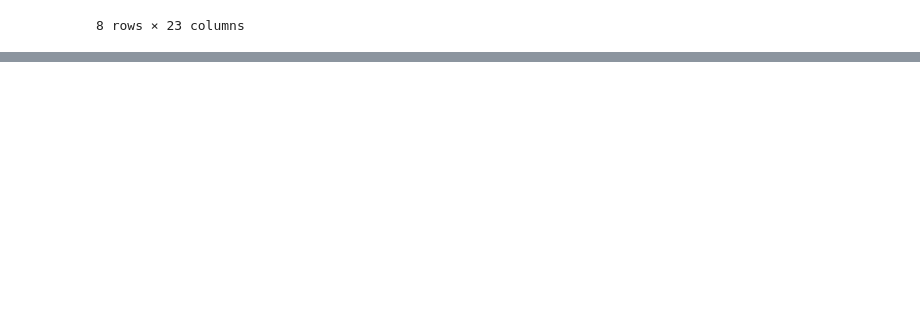
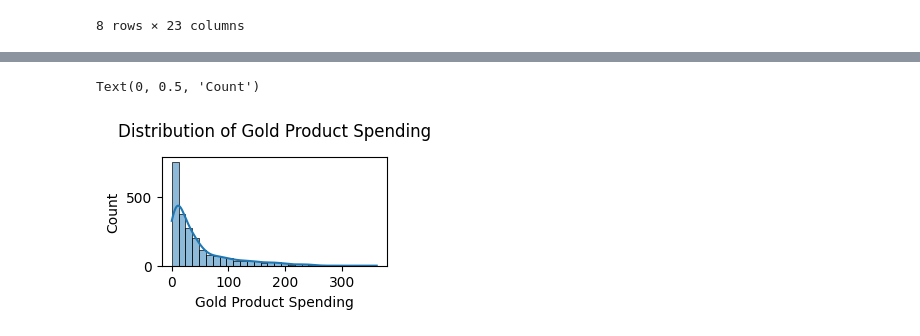
Before and after one commit to GodErlich/TDS-project, a Jupyter notebook: analysis.ipynb, the cells around one changed output, grey strips where cells are left out. Cells and saved outputs as stored; diff of their text form; code cells hidden in the pictures; blank space fills up the shorter version.

```diff
--- a/analysis.ipynb
+++ b/analysis.ipynb
@@ -52,0 +69,9 @@ dtf.describe()
+# %%
+plt.subplot(3, 2, 2)
+sns.histplot(data=dtf, x='MntGoldProds', bins=30, kde=True)
+plt.title('Distribution of Gold Product Spending', fontsize=12, pad=15)
+plt.xlabel('Gold Product Spending')
+plt.ylabel('Count')
+# %% [output]
+Text(0, 0.5, 'Count')
+[figure, added]
```
Also changed, not shown: parts of 11 cells of this notebook.
